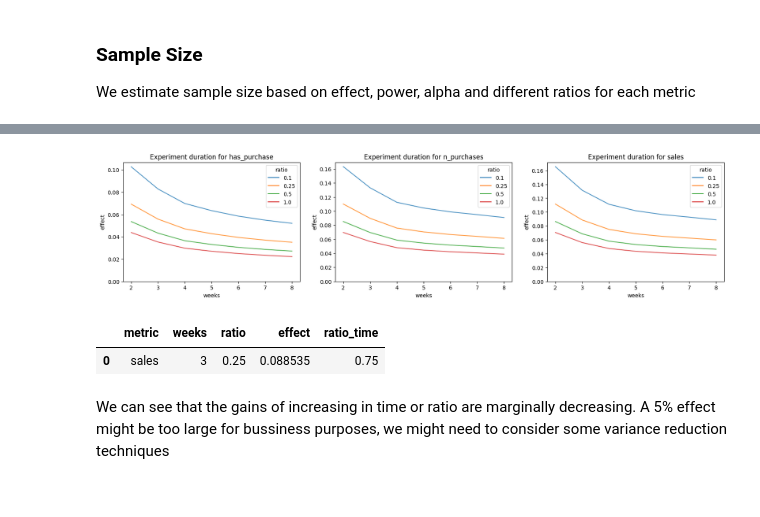
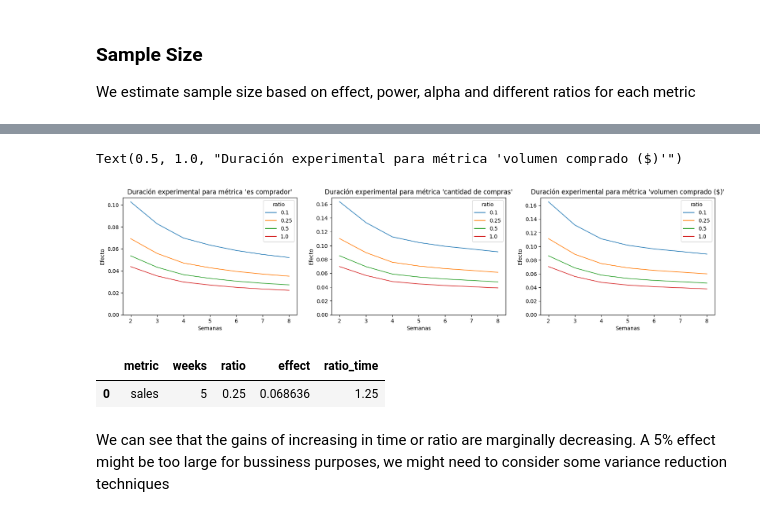
Before and after one commit to Bati-bot/Design-of-experiments-DOE, a Jupyter notebook: sample_size_estimation.ipynb, the cells around one changed output, grey strips where cells are left out. Cells and saved outputs as stored; diff of their text form; code cells hidden in the pictures.

```diff
--- a/sample_size_estimation.ipynb
+++ b/sample_size_estimation.ipynb
@@ -103,0 +100,22 @@ ax.axis(ymin=0)
+# %%
+metrics = ["sales",]
+colors = ["blue", "red", "green", "yellow", "purple"]
+fig, ax = plt.subplots(3, len(metrics), figsize=(6, 5))
+
+for i, m in enumerate(metrics):
+    cum_users[f"{m}_cv"] = cum_users[f"{m}_sd"]/cum_users[f"{m}_mean"]
+    sns.lineplot(data=cum_users, x="days", y=f"{m}_mean", ax=ax[0], color=colors[0])
+    sns.lineplot(data=cum_users, x="days", y=f"{m}_sd", ax=ax[1], color=colors[1])
+    sns.lineplot(data=cum_users, x="days", y=f"{m}_cv", ax=ax[2], color=colors[2])
+
+    ax[0].axis(ymin=0)
+    ax[1].axis(ymin=0)
+    ax[2].axis(ymin=0)
+
+ax[2].set_xlabel('Días')
+ax[0].set_ylabel('Ventas - media')
+ax[1].set_ylabel('Ventas - sd')
+ax[2].set_ylabel('Ventas - CV')
+
+fig.autofmt_xdate(rotation=45)
+ax[0].set_title("Evolución métricas acumuladas desde 2020-01-01")
@@ -149,33 +177,40 @@ day_df
 # %%
 power = 0.8
 alpha = 0.05
 effect = 0.3 #relative effect on the mean
 ratios = [0.1, 0.25, 0.5, 1]
 weeks = [2,3,4,5,6,7,8] #considering weekly seasonality, we should run experiments for full weeks
-
+metrics = ["has_purchase", "n_purchases", "sales",]
 results_df = pd.DataFrame()
 
 for w in weeks:
     day_df = cum_users[cum_users["days"]==w*7]
     for m in metrics:
         for r in ratios:
-            effect = tt_ind_solve_power(nobs1=day_df["cum_users"][0], alpha=alpha, power=power, ratio=r, alternative="larger")
+            effect = zt_ind_solve_power(nobs1=day_df["cum_users"][0], alpha=alpha, power=power, ratio=r, alternative="larger")
             rel_effect = effect*day_df[f"{m}_cv"][0]
             this_result = pd.DataFrame({"metric":[m], "weeks":[w], "ratio":[r], "effect":[rel_effect]})
             results_df = pd.concat([results_df, this_result])
 
 fig, ax = plt.subplots(1, len(metrics), figsize=(20,4))
 
 for i,m in enumerate(metrics):
     sns.lineplot(data=results_df[results_df["metric"]==m], x="weeks", y="effect", hue="ratio", palette="tab10", alpha=0.8, ax=ax[i])
-    ax[i].set_title(f"Experiment duration for {m}")
+    #ax[i].set_title(f"Experiment duration for {m}")
     ax[i].axis(ymin=0)
+    ax[i].set_ylabel("Efecto")
+    ax[i].set_xlabel("Semanas")
+
+ax[0].set_title(f"Duración experimental para métrica 'es comprador'")
+ax[1].set_title(f"Duración experimental para métrica 'cantidad de compras'")
+ax[2].set_title(f"Duración experimental para métrica 'volumen comprado ($)'")
 # %% [output]
+Text(0.5, 1.0, "Duración experimental para métrica 'volumen comprado ($)'")
-[figure, old version]
+[figure, new version]
 # %%
-optimal_config(expected_effect=0.09, df=results_df, metric="sales")
+optimal_config(expected_effect=0.07, df=results_df, metric="sales")
 # %% [output]
 |  | metric | weeks | ratio | effect | ratio_time |
-| 0 | sales | 3 | 0.25 | 0.088535 | 0.75 |
+| 0 | sales | 5 | 0.25 | 0.068636 | 1.25 |
 # %% [markdown]
 We can see that the gains of increasing in time or ratio are marginally decreasing. A 5% effect might be too large for bussiness purposes, we might need to consider some variance reduction techniques
```
Also changed, not shown: parts of 7 cells of this notebook, 1 other file.
